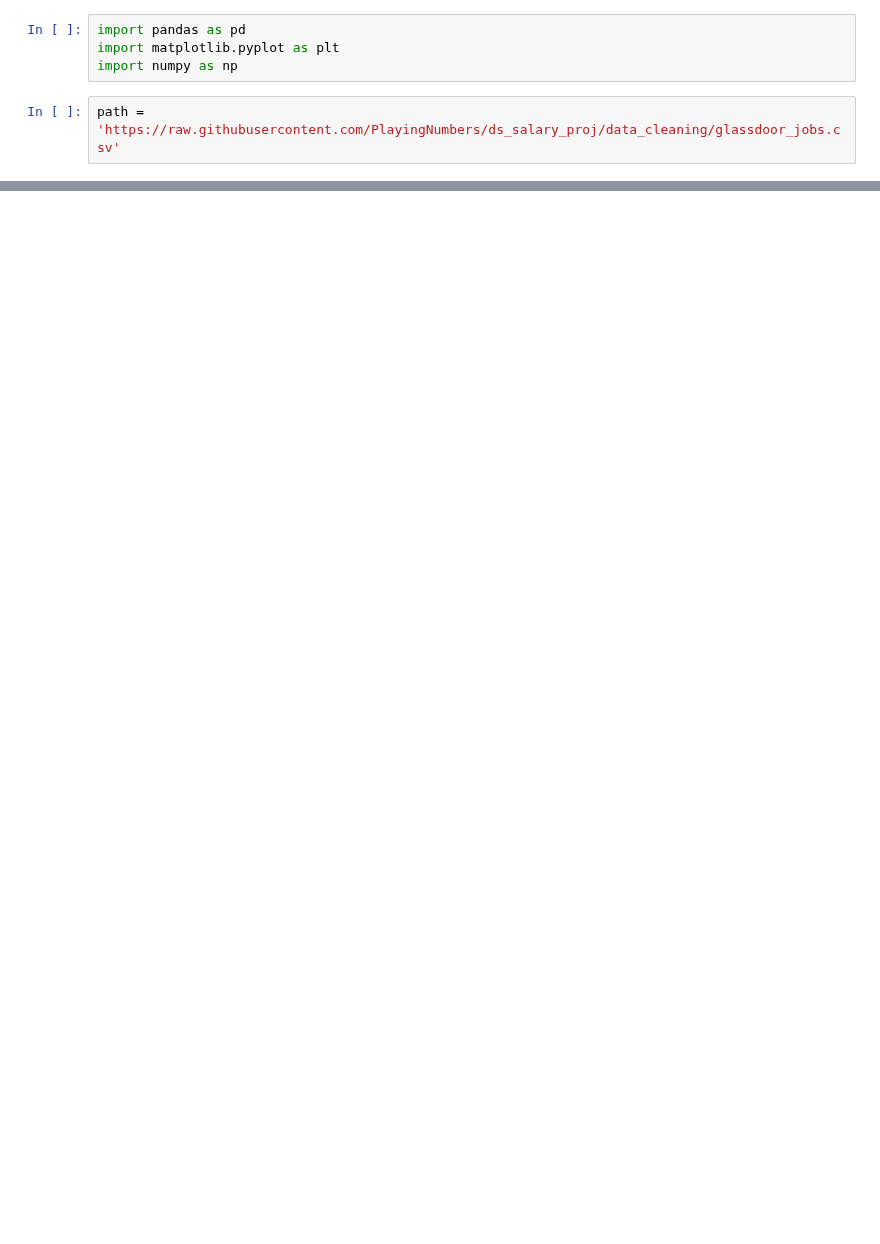
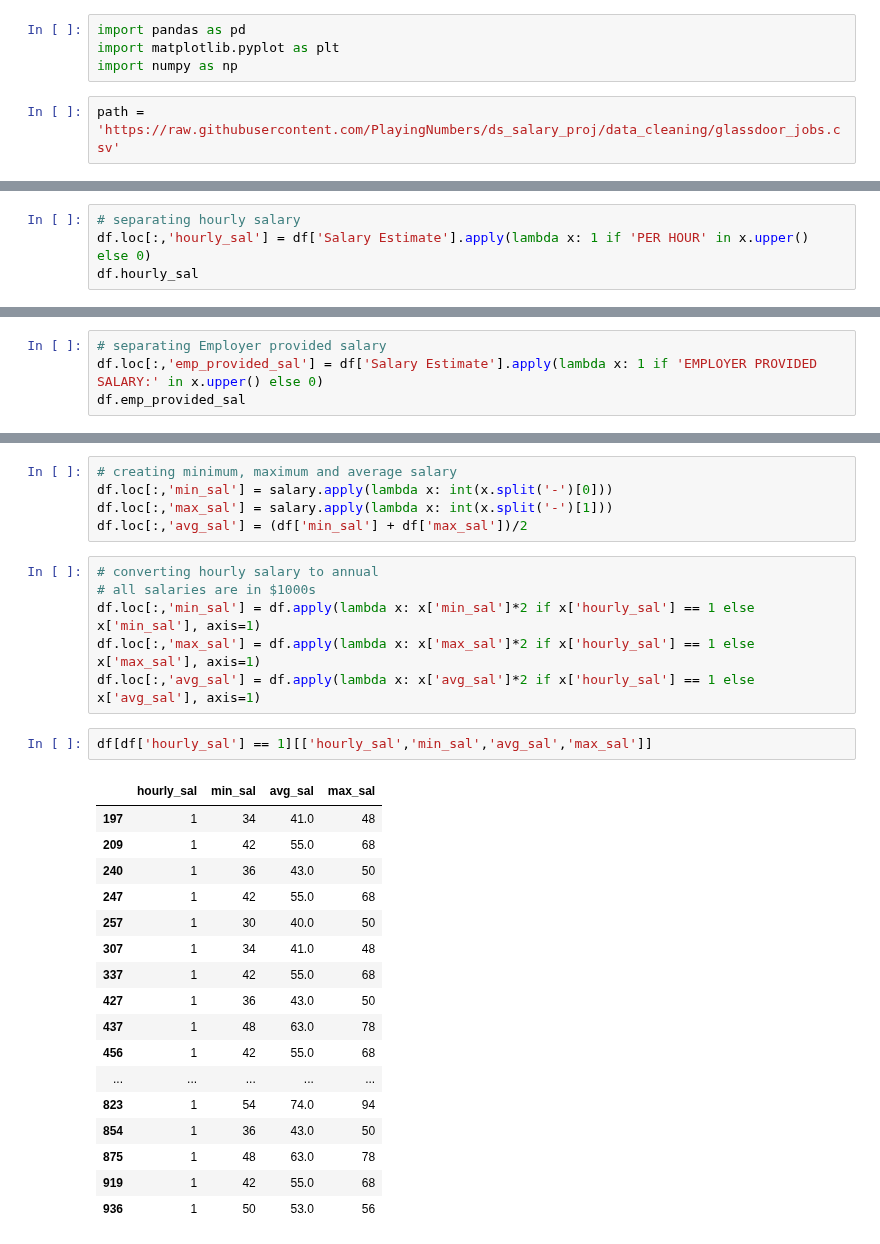
Before and after one commit to MrLuciferM/DataScience_Salary_proj, a Jupyter notebook: DataWrangling.ipynb, the cells around one changed output, grey strips where cells are left out. Saved outputs shown, nothing was run; the diff lists cells and outputs as text; blank space fills up the shorter version.

```diff
--- a/DataWrangling.ipynb
+++ b/DataWrangling.ipynb
@@ -579,0 +41,4 @@ df_cleaned.to_csv('cleanedData.csv')
+# %%
+# separating hourly salary
+df.loc[:,'hourly_sal'] = df['Salary Estimate'].apply(lambda x: 1 if 'PER HOUR' in x.upper() else 0)
+df.hourly_sal
@@ -579,0 +58,4 @@ df_cleaned.to_csv('cleanedData.csv')
+# %%
+# separating Employer provided salary
+df.loc[:,'emp_provided_sal'] = df['Salary Estimate'].apply(lambda x: 1 if 'EMPLOYER PROVIDED SALARY:' in x.upper() else 0)
+df.emp_provided_sal
@@ -579,0 +126,31 @@ df_cleaned.to_csv('cleanedData.csv')
+# %%
+# creating minimum, maximum and average salary
+df.loc[:,'min_sal'] = salary.apply(lambda x: int(x.split('-')[0]))
+df.loc[:,'max_sal'] = salary.apply(lambda x: int(x.split('-')[1]))
+df.loc[:,'avg_sal'] = (df['min_sal'] + df['max_sal'])/2
+# %%
+# converting hourly salary to annual
+# all salaries are in $1000s
+df.loc[:,'min_sal'] = df.apply(lambda x: x['min_sal']*2 if x['hourly_sal'] == 1 else x['min_sal'], axis=1)
+df.loc[:,'max_sal'] = df.apply(lambda x: x['max_sal']*2 if x['hourly_sal'] == 1 else x['max_sal'], axis=1)
+df.loc[:,'avg_sal'] = df.apply(lambda x: x['avg_sal']*2 if x['hourly_sal'] == 1 else x['avg_sal'], axis=1)
+# %%
+df[df['hourly_sal'] == 1][['hourly_sal','min_sal','avg_sal','max_sal']]
+# %% [output]
+|  | hourly_sal | min_sal | avg_sal | max_sal |
+| 197 | 1 | 34 | 41.0 | 48 |
+| 209 | 1 | 42 | 55.0 | 68 |
+| 240 | 1 | 36 | 43.0 | 50 |
+| 247 | 1 | 42 | 55.0 | 68 |
+| 257 | 1 | 30 | 40.0 | 50 |
+| 307 | 1 | 34 | 41.0 | 48 |
+| 337 | 1 | 42 | 55.0 | 68 |
+| 427 | 1 | 36 | 43.0 | 50 |
+| 437 | 1 | 48 | 63.0 | 78 |
+| 456 | 1 | 42 | 55.0 | 68 |
+| ... | ... | ... | ... | ... |
+| 823 | 1 | 54 | 74.0 | 94 |
+| 854 | 1 | 36 | 43.0 | 50 |
+| 875 | 1 | 48 | 63.0 | 78 |
+| 919 | 1 | 42 | 55.0 | 68 |
+| 936 | 1 | 50 | 53.0 | 56 |
```
Also changed, not shown: parts of 56 cells of this notebook.
